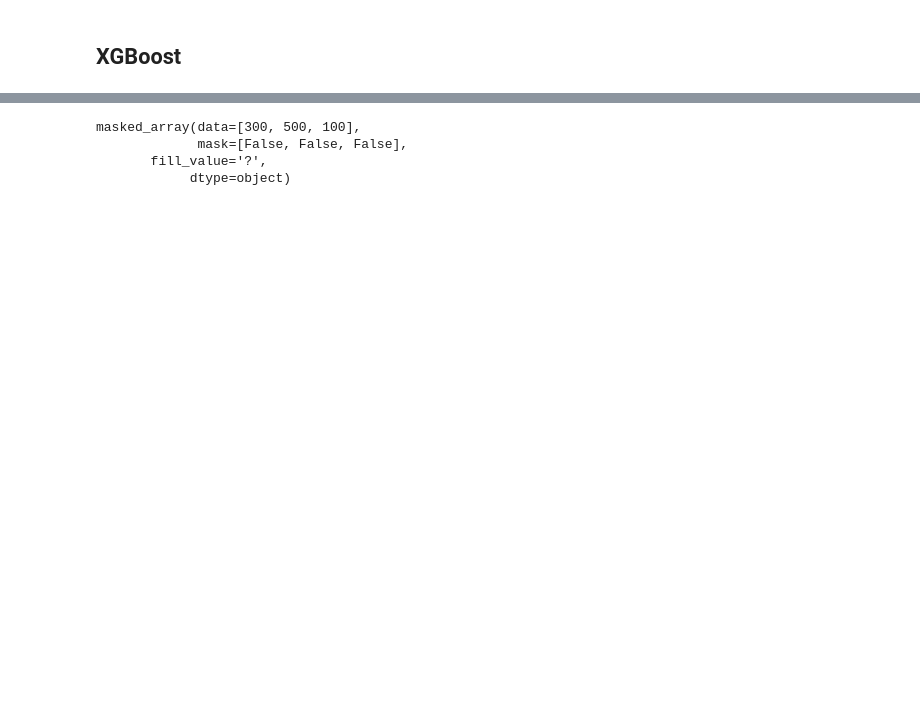
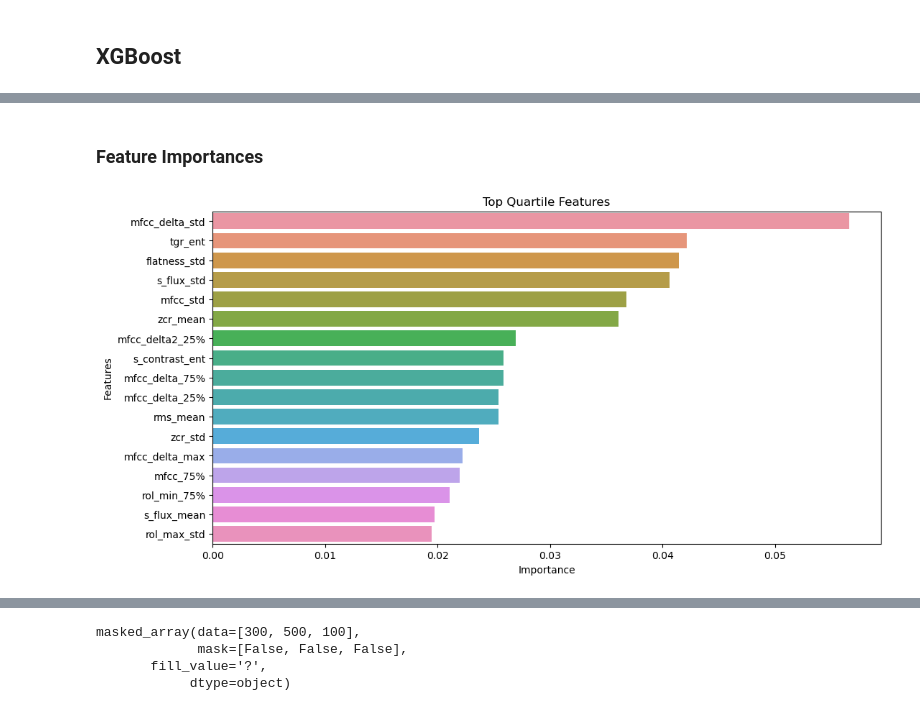
Before and after one commit to juancarlos285/urban-sound-classifier, a Jupyter notebook: ml_models.ipynb, the cells around one changed output, grey strips where cells are left out. Saved outputs shown, nothing was run; the diff lists cells and outputs as text; code cells hidden in the pictures; blank space fills up the shorter version.

Commit message:
added viz and model details

```diff
--- a/ml_models.ipynb
+++ b/ml_models.ipynb
@@ -166,0 +181,22 @@ Best: 0.6332668900378668 using {'model__eta': 0.3, 'model__max_depth': 6, 'model
+# %% [markdown]
+### Feature Importances
+# %%
+cv_results = pd.DataFrame(gs.cv_results_)
+best_estimator = gs.best_estimator_
+feature_importances = best_estimator['model'].feature_importances_
+
+#extract tuples (feature_names, feature_importances)
+names_importances = sorted(list(zip(X.columns, feature_importances)), key = lambda x: x[1], reverse = True)
+
+q3 = np.quantile(feature_importances, 0.75)
+
+top_q_features = [(name, importance) for name, importance in names_importances if importance >= q3]
+
+fig, ax = plt.subplots(figsize = (12, 6))
+sns.barplot(y = [feature[0] for feature in top_q_features], x = [feature[1] for feature in top_q_features],
+            orient = 'h', ax = ax).set(
+            ylabel = 'Features',
+            xlabel = 'Importance',
+            title = 'Top Quartile Features');
+# %% [output]
+[figure, added]
```
Also changed, not shown: parts of 11 cells of this notebook, 2 other files.
